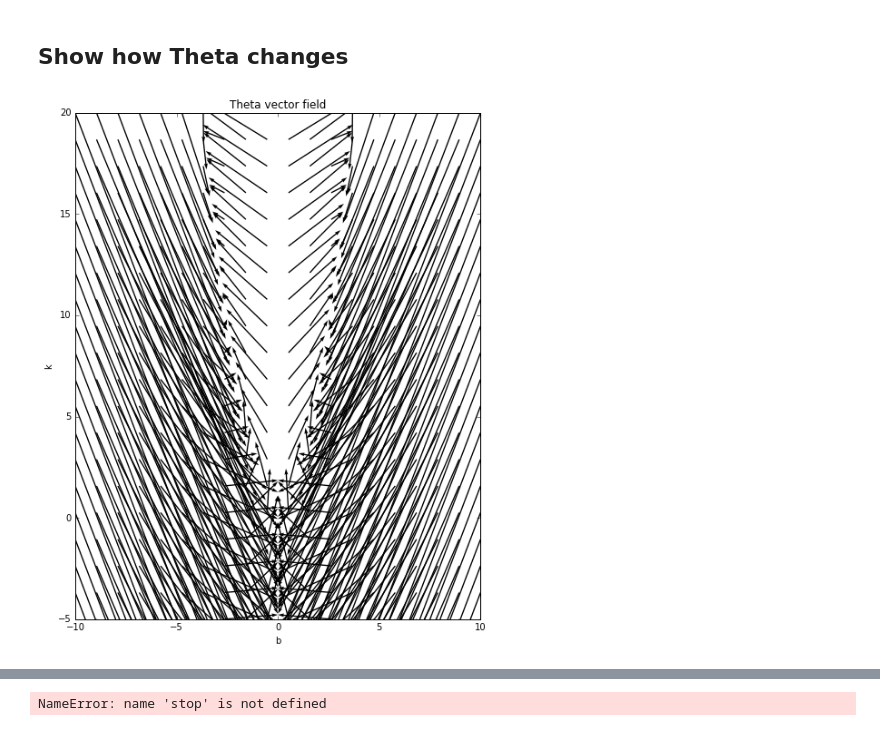
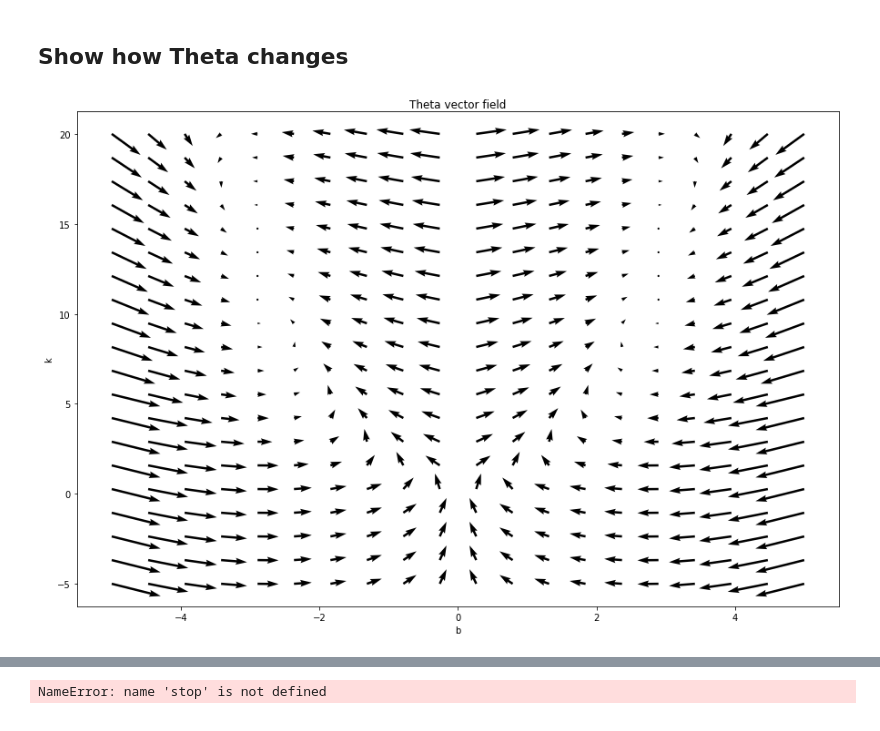
Before and after one commit to teopir/ifqi, a Jupyter notebook: notebooks/FQI-LQG-PBO.ipynb, the cells around one changed output, grey strips where cells are left out. Cells and saved outputs as stored; diff of their text form; code cells hidden in the pictures.

```diff
--- a/notebooks/FQI-LQG-PBO.ipynb
+++ b/notebooks/FQI-LQG-PBO.ipynb
@@ -201,22 +201,22 @@ def compute_gradient(b, k):
     fqi.partial_fit()
     return fqi._estimator.theta
 # %%
-B_i, K_i = np.mgrid[-10:10:20j, -5:20:20j]
+B_i, K_i = np.mgrid[-5:5:20j, -5:20:20j]
 # B_i, K_i = np.mgrid[-6:6:40j, -5:35:40j]
 B_f, K_f = compute_gradient(B_i, K_i)
 # %%
 fig = plt.figure(figsize=(15,10))
-Q = plt.quiver(B_i, K_i, B_f-B_i, K_f-K_i, units='xy', scale=1)
-plt.axis('equal')
-plt.gca().set_aspect('equal', adjustable='box')
+Q = plt.quiver(B_i, K_i, B_f-B_i, K_f-K_i, angles='xy')
+#plt.axis('equal')
+#plt.gca().set_aspect('equal', adjustable='box')
 #plt.axis([-20, 20, -10, 30])
 
 # --- OLD ---
 # Q = plt.quiver(B_i, K_i, B_f-B_i, K_f-K_i, angles='xy')
 
 plt.xlabel('b')
 plt.ylabel('k')
 plt.title('Theta vector field')
 plt.savefig('grad_field.png', bbox_inches='tight')
 # %% [output]
-[figure, old version]
+[figure, new version]
```
Also changed, not shown: parts of 7 cells of this notebook.
